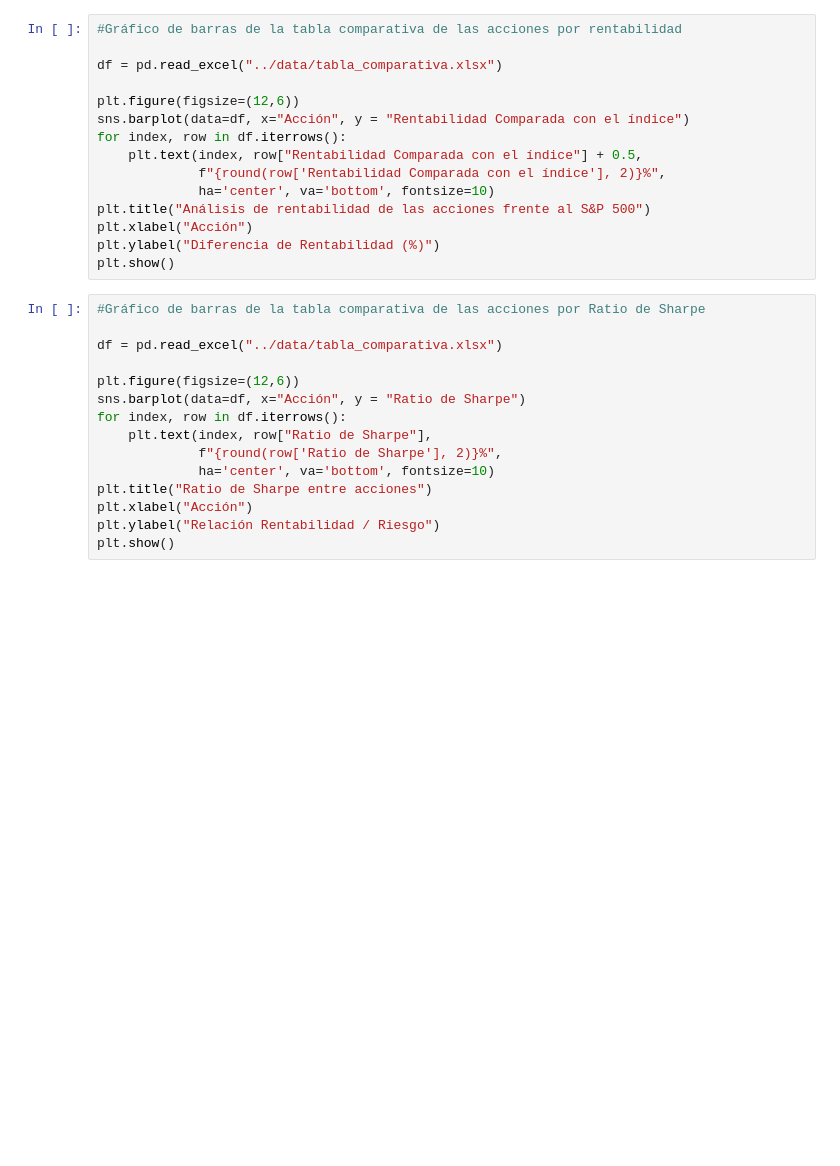
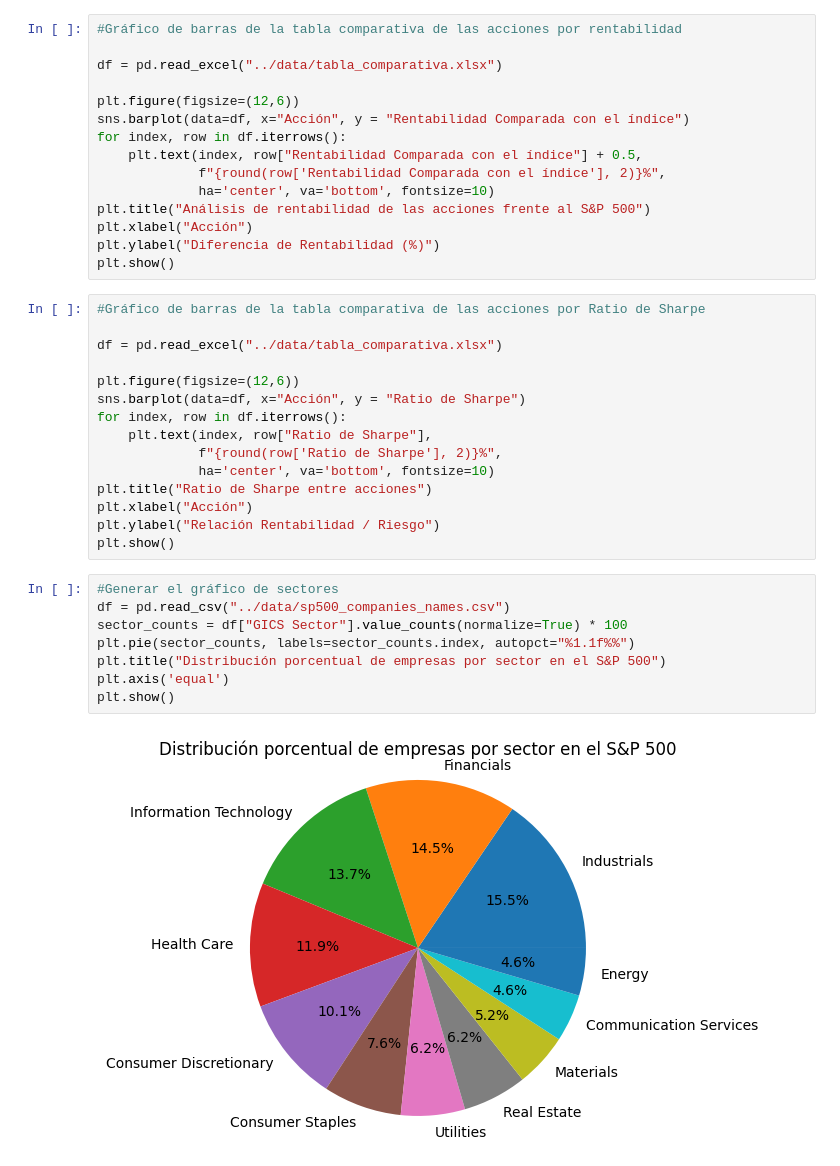
Before and after one commit to Jorgebrh/ONLINE_DS_THEBRIDGE_PRACTICAS_JORGE, a Jupyter notebook: EDA_Analisis_Mejores_Empresas_SP500/src/notebooks/representaciones_gráficas.ipynb, the cells around one changed output. Cells and saved outputs as stored; diff of their text form; blank space fills up the shorter version.

Commit message:
grafico sectorial

```diff
--- a/EDA_Analisis_Mejores_Empresas_SP500/src/notebooks/representaciones_gráficas.ipynb
+++ b/EDA_Analisis_Mejores_Empresas_SP500/src/notebooks/representaciones_gráficas.ipynb
@@ -94,3 +94,13 @@ plt.title("Ratio de Sharpe entre acciones")
 plt.xlabel("Acción")
 plt.ylabel("Relación Rentabilidad / Riesgo")
 plt.show()
+# %%
+#Generar el gráfico de sectores
+df = pd.read_csv("../data/sp500_companies_names.csv")
+sector_counts = df["GICS Sector"].value_counts(normalize=True) * 100
+plt.pie(sector_counts, labels=sector_counts.index, autopct="%1.1f%%")
+plt.title("Distribución porcentual de empresas por sector en el S&P 500")
+plt.axis('equal')
+plt.show()
+# %% [output]
+[figure, added]
```
Also changed, not shown: 3 other files.
